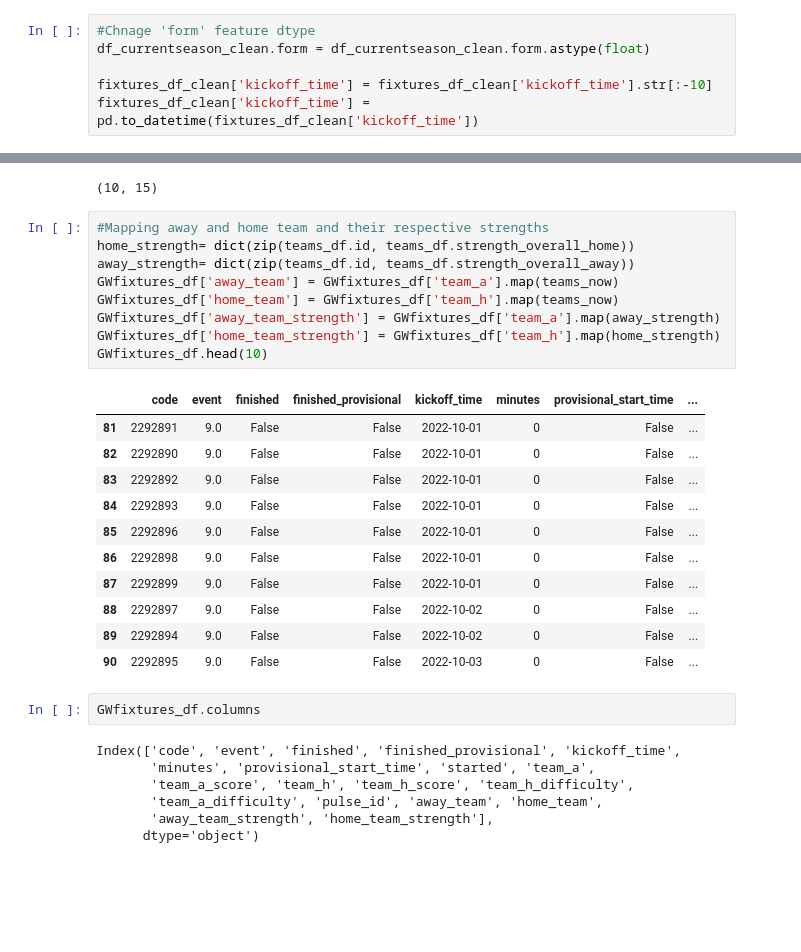
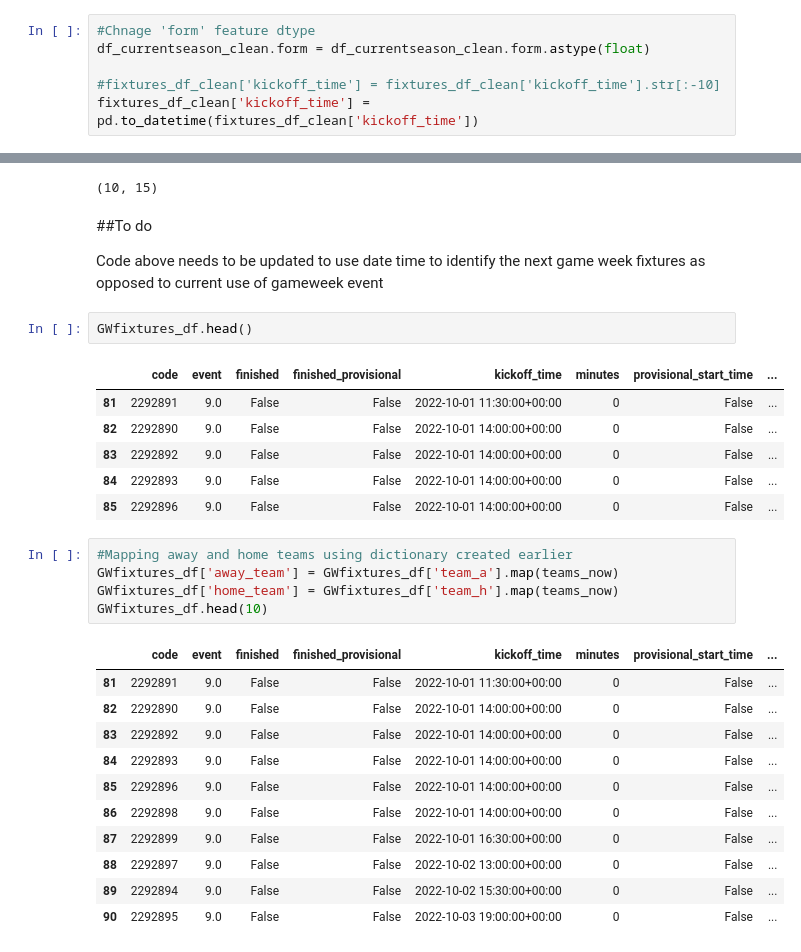
Before and after one commit to laniyadapo/FantasyPremierLeague, a Jupyter notebook: fantasy_test.ipynb, the cells around one changed output, grey strips where cells are left out. Cells and saved outputs as stored; diff of their text form; blank space fills up the shorter version.

```diff
--- a/fantasy_test.ipynb
+++ b/fantasy_test.ipynb
@@ -451,7 +734,7 @@ Code
 #Chnage 'form' feature dtype
 df_currentseason_clean.form = df_currentseason_clean.form.astype(float)
 
-fixtures_df_clean['kickoff_time'] = fixtures_df_clean['kickoff_time'].str[:-10]
+#fixtures_df_clean['kickoff_time'] = fixtures_df_clean['kickoff_time'].str[:-10]
 fixtures_df_clean['kickoff_time'] = pd.to_datetime(fixtures_df_clean['kickoff_time'])
 # %% [markdown]
 Issue #2:
@@ -511,33 +809,33 @@ GWfixtures_df = fixtures_df_clean.loc[(fixtures_df_clean['event'] == 9)].copy()
 GWfixtures_df.shape
 # %% [output]
 (10, 15)
+# %% [markdown]
+##To do
+
+Code above needs to be updated to use date time to identify the next game week fixtures as opposed to current use of gameweek event
+# %%
+GWfixtures_df.head()
+# %% [output]
+|  | code | event | finished | finished_provisional | kickoff_time | minutes | provisional_start_time | ... |
+| 81 | 2292891 | 9.0 | False | False | 2022-10-01 11:30:00+00:00 | 0 | False | ... |
+| 82 | 2292890 | 9.0 | False | False | 2022-10-01 14:00:00+00:00 | 0 | False | ... |
+| 83 | 2292892 | 9.0 | False | False | 2022-10-01 14:00:00+00:00 | 0 | False | ... |
+| 84 | 2292893 | 9.0 | False | False | 2022-10-01 14:00:00+00:00 | 0 | False | ... |
+| 85 | 2292896 | 9.0 | False | False | 2022-10-01 14:00:00+00:00 | 0 | False | ... |
 # %%
-#Mapping away and home team and their respective strengths
-home_strength= dict(zip(teams_df.id, teams_df.strength_overall_home))
-away_strength= dict(zip(teams_df.id, teams_df.strength_overall_away))
+#Mapping away and home teams using dictionary created earlier
 GWfixtures_df['away_team'] = GWfixtures_df['team_a'].map(teams_now)
 GWfixtures_df['home_team'] = GWfixtures_df['team_h'].map(teams_now)
-GWfixtures_df['away_team_strength'] = GWfixtures_df['team_a'].map(away_strength)
-GWfixtures_df['home_team_strength'] = GWfixtures_df['team_h'].map(home_strength)
 GWfixtures_df.head(10)
 # %% [output]
 |  | code | event | finished | finished_provisional | kickoff_time | minutes | provisional_start_time | ... |
-| 81 | 2292891 | 9.0 | False | False | 2022-10-01 | 0 | False | ... |
-| 82 | 2292890 | 9.0 | False | False | 2022-10-01 | 0 | False | ... |
-| 83 | 2292892 | 9.0 | False | False | 2022-10-01 | 0 | False | ... |
-| 84 | 2292893 | 9.0 | False | False | 2022-10-01 | 0 | False | ... |
-| 85 | 2292896 | 9.0 | False | False | 2022-10-01 | 0 | False | ... |
-| 86 | 2292898 | 9.0 | False | False | 2022-10-01 | 0 | False | ... |
-| 87 | 2292899 | 9.0 | False | False | 2022-10-01 | 0 | False | ... |
-| 88 | 2292897 | 9.0 | False | False | 2022-10-02 | 0 | False | ... |
-| 89 | 2292894 | 9.0 | False | False | 2022-10-02 | 0 | False | ... |
-| 90 | 2292895 | 9.0 | False | False | 2022-10-03 | 0 | False | ... |
+| 81 | 2292891 | 9.0 | False | False | 2022-10-01 11:30:00+00:00 | 0 | False | ... |
+| 82 | 2292890 | 9.0 | False | False | 2022-10-01 14:00:00+00:00 | 0 | False | ... |
+| 83 | 2292892 | 9.0 | False | False | 2022-10-01 14:00:00+00:00 | 0 | False | ... |
+| 84 | 2292893 | 9.0 | False | False | 2022-10-01 14:00:00+00:00 | 0 | False | ... |
+| 85 | 2292896 | 9.0 | False | False | 2022-10-01 14:00:00+00:00 | 0 | False | ... |
+| 86 | 2292898 | 9.0 | False | False | 2022-10-01 14:00:00+00:00 | 0 | False | ... |
+| 87 | 2292899 | 9.0 | False | False | 2022-10-01 16:30:00+00:00 | 0 | False | ... |
+| 88 | 2292897 | 9.0 | False | False | 2022-10-02 13:00:00+00:00 | 0 | False | ... |
+| 89 | 2292894 | 9.0 | False | False | 2022-10-02 15:30:00+00:00 | 0 | False | ... |
+| 90 | 2292895 | 9.0 | False | False | 2022-10-03 19:00:00+00:00 | 0 | False | ... |
-# %%
-GWfixtures_df.columns
-# %% [output]
-Index(['code', 'event', 'finished', 'finished_provisional', 'kickoff_time',
-       'minutes', 'provisional_start_time', 'started', 'team_a',
-       'team_a_score', 'team_h', 'team_h_score', 'team_h_difficulty',
-       'team_a_difficulty', 'pulse_id', 'away_team', 'home_team',
-       'away_team_strength', 'home_team_strength'],
-      dtype='object')
```
Also changed, not shown: parts of 54 cells of this notebook, 2 other files.
